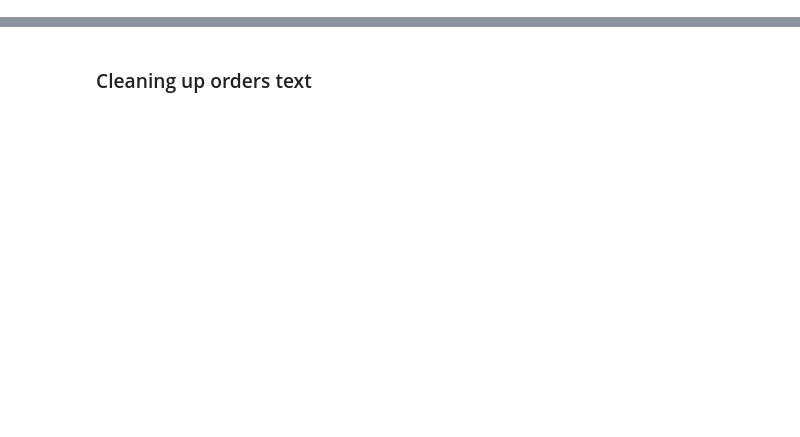
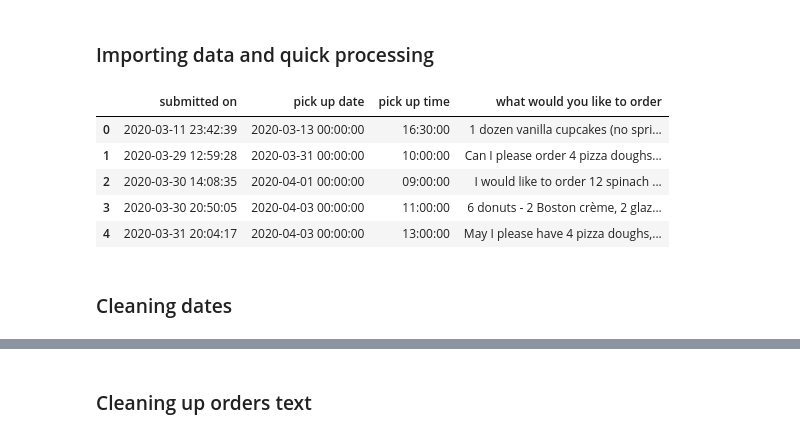
Before and after one commit to 7vfranz/bakery_data, a Jupyter notebook: src/bakery_orders_cleaning.ipynb, the cells around one changed output, grey strips where cells are left out. Drawn from its saved outputs; the diff is of its cells as text; code cells hidden in the pictures; blank space fills up the shorter version.

```diff
--- a/src/bakery_orders_cleaning.ipynb
+++ b/src/bakery_orders_cleaning.ipynb
@@ -7,6 +7,11 @@ import matplotlib.pyplot as plt
 import numpy as np
 import regex as re
 
+from utils import *
+
+from sklearn.preprocessing import MultiLabelBinarizer
+mlb = MultiLabelBinarizer()
+
 import warnings
 warnings.simplefilter(action='ignore', category=FutureWarning)
-# from dateutil.parser import parse
+pd.set_option('display.max_colwidth', 100)
@@ -22 +18,8 @@ pub = pub_raw.copy(deep=True)
+# %%
+pub_raw = pd.read_excel('../../raw_data/Bakery Orders.xlsx')
+# %% [markdown]
+### Importing data and quick processing
+# %%
+pub_private = pub_raw[['Submitted On', 'Pick Up Date', 'Pick Up Time',
+            'What would you like to order']]
 # %%
@@ -32 +35,12 @@ pub = pub.drop_duplicates(subset='what would you like to order', keep='first')
+# %%
+pub.head()
+# %% [output]
+|  | submitted on | pick up date | pick up time | what would you like to order |
+| 0 | 2020-03-11 23:42:39 | 2020-03-13 00:00:00 | 16:30:00 | 1 dozen vanilla cupcakes (no spri... |
+| 1 | 2020-03-29 12:59:28 | 2020-03-31 00:00:00 | 10:00:00 | Can I please order 4 pizza doughs... |
+| 2 | 2020-03-30 14:08:35 | 2020-04-01 00:00:00 | 09:00:00 | I would like to order 12 spinach ... |
+| 3 | 2020-03-30 20:50:05 | 2020-04-03 00:00:00 | 11:00:00 | 6 donuts - 2 Boston crème, 2 glaz... |
+| 4 | 2020-03-31 20:04:17 | 2020-04-03 00:00:00 | 13:00:00 | May I please have 4 pizza doughs,... |
+# %% [markdown]
+### Cleaning dates
 # %%
```
Also changed, not shown: parts of 52 cells of this notebook, 5 other files.
